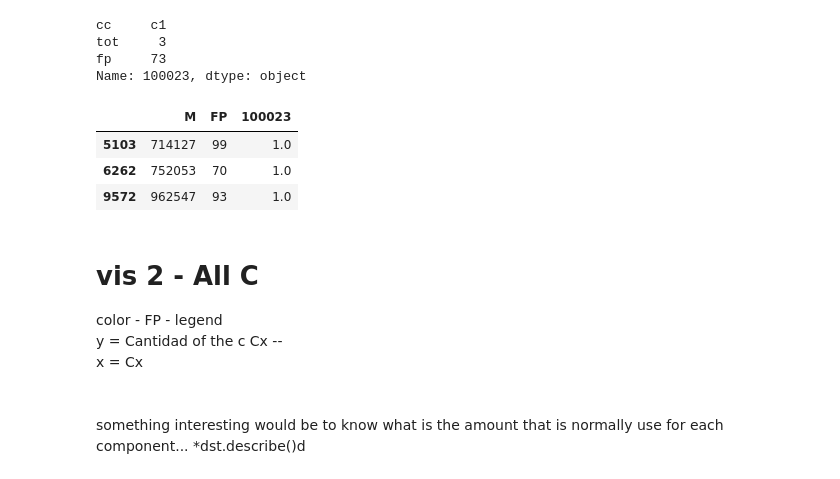
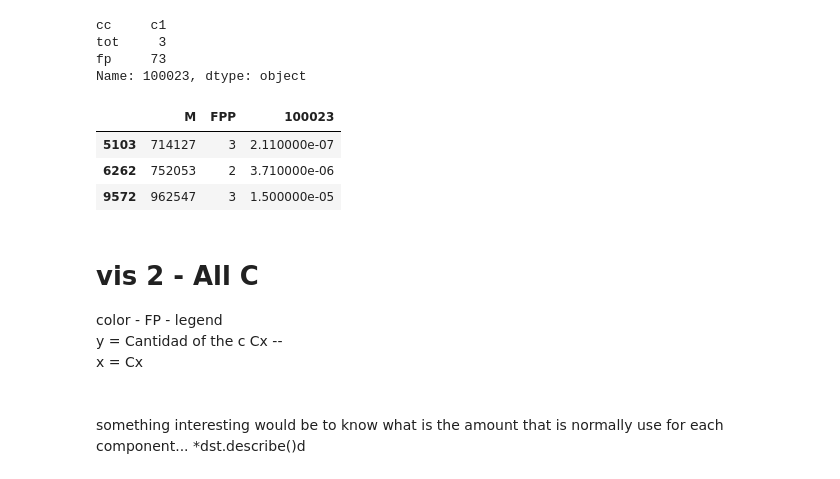
Before and after one commit to davidvela/FL-, a Jupyter notebook: pDev/visNb.ipynb, the cells around one changed output. Drawn from its saved outputs; the diff is of its cells as text; code cells hidden in the pictures.

```diff
--- a/pDev/visNb.ipynb
+++ b/pDev/visNb.ipynb
@@ -97,15 +138,18 @@ Name: 100023, dtype: object
+# %%
+# dst.insert(2, 'FPP', dst['FP'].map(lambda x: cc(x)))
+dst["FPP"] = dst['FP'].map(lambda x: cc(x, rv=2))
 # %%
 # drop all the columns except the index, 2 and the com
 dst.columns[2:4]
-dstt = dst[["M", "FP", com]]
+dstt = dst[["M", "FPP", com]]
 dst.head()
 dstt = dstt.dropna()
 dstt
 # %% [output]
-|  | M | FP | 100023 |
-| 5103 | 714127 | 99 | 1.0 |
-| 6262 | 752053 | 70 | 1.0 |
-| 9572 | 962547 | 93 | 1.0 |
+|  | M | FPP | 100023 |
+| 5103 | 714127 | 3 | 2.110000e-07 |
+| 6262 | 752053 | 2 | 3.710000e-06 |
+| 9572 | 962547 | 3 | 1.500000e-05 |
 # %% [markdown]
 # vis 2 - All C
 color - FP - legend <br>
```
Also changed, not shown: parts of 2 cells of this notebook, 2 other files.
